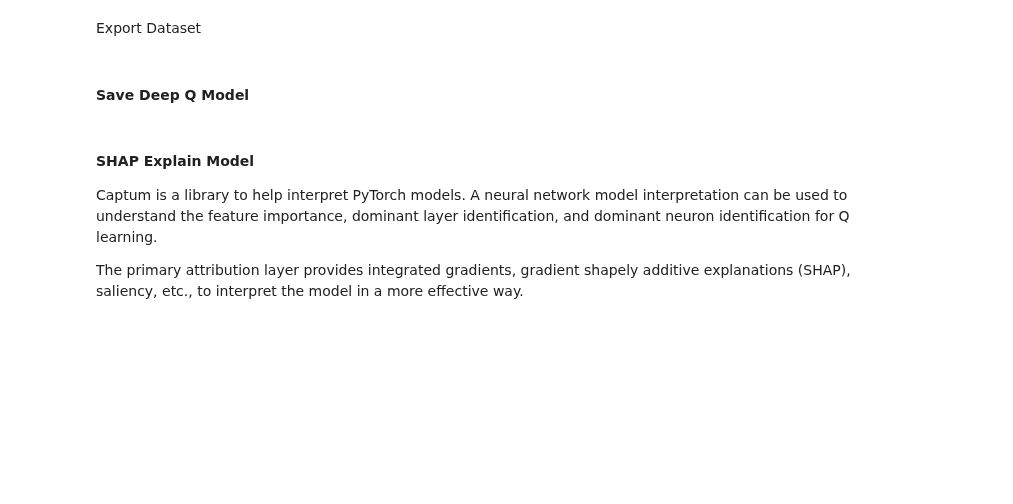
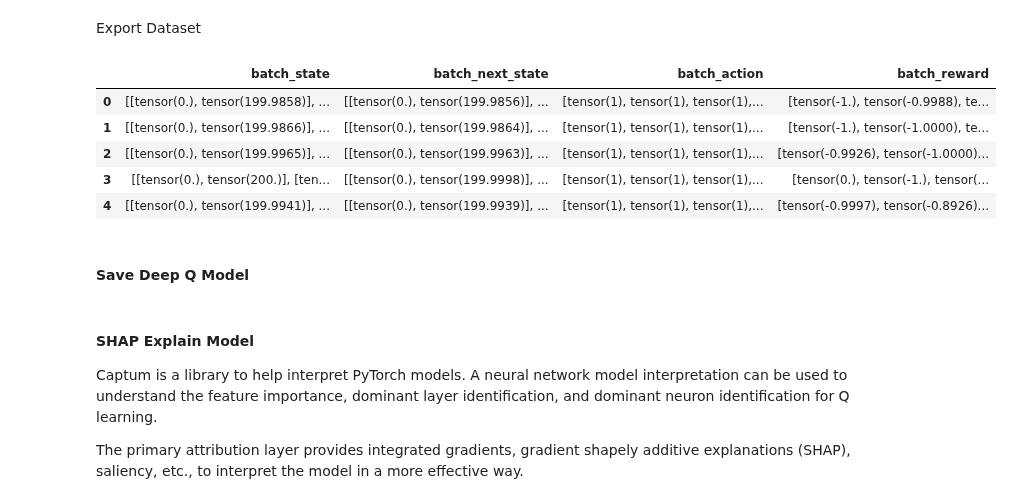
Before and after one commit to rob-sullivan/tu060, a Jupyter notebook: robert_s_sullivan_msc_dissertation.ipynb, the cells around one changed output. Saved outputs shown, nothing was run; the diff lists cells and outputs as text; code cells hidden in the pictures; blank space fills up the shorter version.

Commit message:
updated batch memory

```diff
--- a/robert_s_sullivan_msc_dissertation.ipynb
+++ b/robert_s_sullivan_msc_dissertation.ipynb
@@ -76,13 +76,13 @@ class Dqn():
         self.gamma = gamma
         self.reward_window = []
         self.model = Network(input_size, nb_action)
-        self.memory = ReplayMemory(capacity) #100k to 50k to 12.5k to 6.25k
+        self.memory = ReplayMemory(capacity) #100k
         self.optimizer = optim.Adam(self.model.parameters(), lr = learning)
         self.last_state = torch.Tensor(input_size).unsqueeze(0)
         self.last_action = 0
         self.last_reward = 0
         self.temp = temperature
-        #self.df = pd.DataFrame(columns=['batch_state', 'batch_next_state', 'batch_action', 'batch_reward'])
+        self.df = pd.DataFrame(columns=['batch_state', 'batch_next_state', 'batch_action', 'batch_reward'])
     # select action for x duration
     def select_action(self, state):
         #softmax converts numbers into probabilities
@@ -128,10 +128,8 @@ class Dqn():
         action, q, p = self.select_action(new_state)
         if len(self.memory.memory) > 100:
             batch_state, batch_next_state, batch_action, batch_reward = self.memory.sample(100)
-            #print("batch_state:\n" + str(batch_state))
-            #print("\nbatch_next_state:\n" + str(batch_next_state))
-            #print("\nbatch_action:\n" + str(batch_action))
-            #print("\nbatch_reward:\n" + str(batch_reward))
+            self.df.loc[len(self.df.index)] = [batch_state.squeeze(), batch_next_state.squeeze(), batch_action.squeeze(), batch_reward.squeeze()]
+
             self.learn(batch_state, batch_next_state, batch_reward, batch_action)
         self.last_action = action
         self.last_state = new_state
@@ -190,7 +188,7 @@ agent = Dqn(s,a,g,c,l,t) # 4 sensors, 8 actions, gama = 0.9
 #### Run simulation with Agent
 # %%
 while not done:
-    #env.render()
+    env.render()
     action, qValues, transitionProbs = agent.update(reward, observation)
     observation, reward, done, truncated, info = env.step(action)
 # %% [output]
@@ -226,5 +223,14 @@ env.df.iloc[0:5]
 # %% [markdown]
 Export Dataset
+# %%
+agent.df.head()
+# %% [output]
+|  | batch_state | batch_next_state | batch_action | batch_reward |
+| 0 | [[tensor(0.), tensor(199.9858)], ... | [[tensor(0.), tensor(199.9856)], ... | [tensor(1), tensor(1), tensor(1),... | [tensor(-1.), tensor(-0.9988), te... |
+| 1 | [[tensor(0.), tensor(199.9866)], ... | [[tensor(0.), tensor(199.9864)], ... | [tensor(1), tensor(1), tensor(1),... | [tensor(-1.), tensor(-1.0000), te... |
+| 2 | [[tensor(0.), tensor(199.9965)], ... | [[tensor(0.), tensor(199.9963)], ... | [tensor(1), tensor(1), tensor(1),... | [tensor(-0.9926), tensor(-1.0000)... |
+| 3 | [[tensor(0.), tensor(200.)], [ten... | [[tensor(0.), tensor(199.9998)], ... | [tensor(1), tensor(1), tensor(1),... | [tensor(0.), tensor(-1.), tensor(... |
+| 4 | [[tensor(0.), tensor(199.9941)], ... | [[tensor(0.), tensor(199.9939)], ... | [tensor(1), tensor(1), tensor(1),... | [tensor(-0.9997), tensor(-0.8926)... |
 # %%
 x = datetime.datetime.now()
 file_name = str(x.year) + "_" + str(x.month) + "_" + str(x.day) + "_" + str(x.strftime("%H")) + "_" + str(x.strftime("%M")) + "_" + str(x.strftime("%S")) + ".csv"
```
Also changed, not shown: parts of 4 cells of this notebook, 2 other files.
